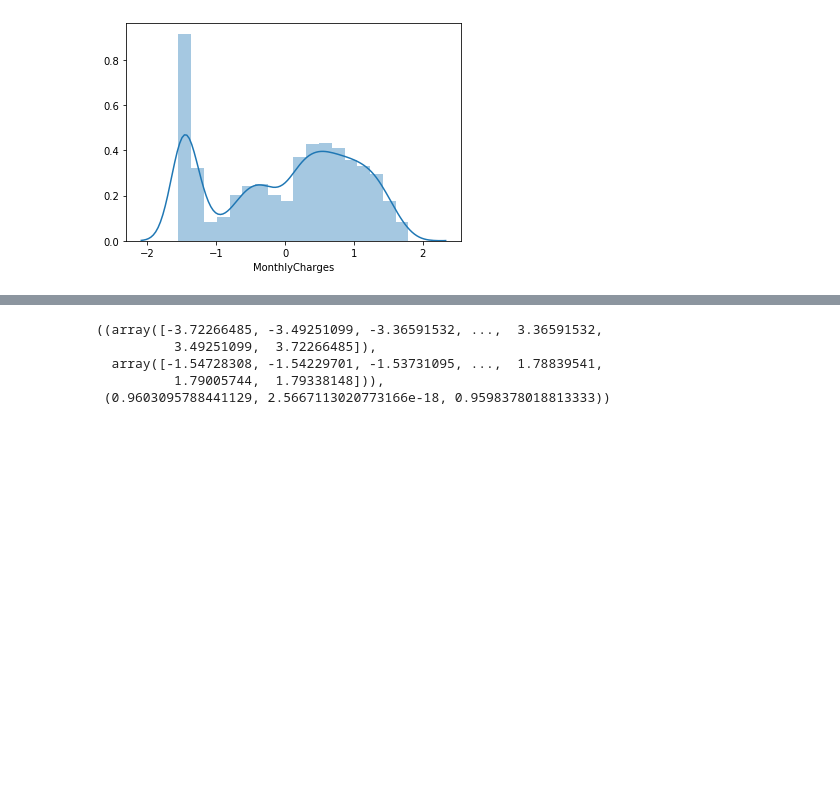
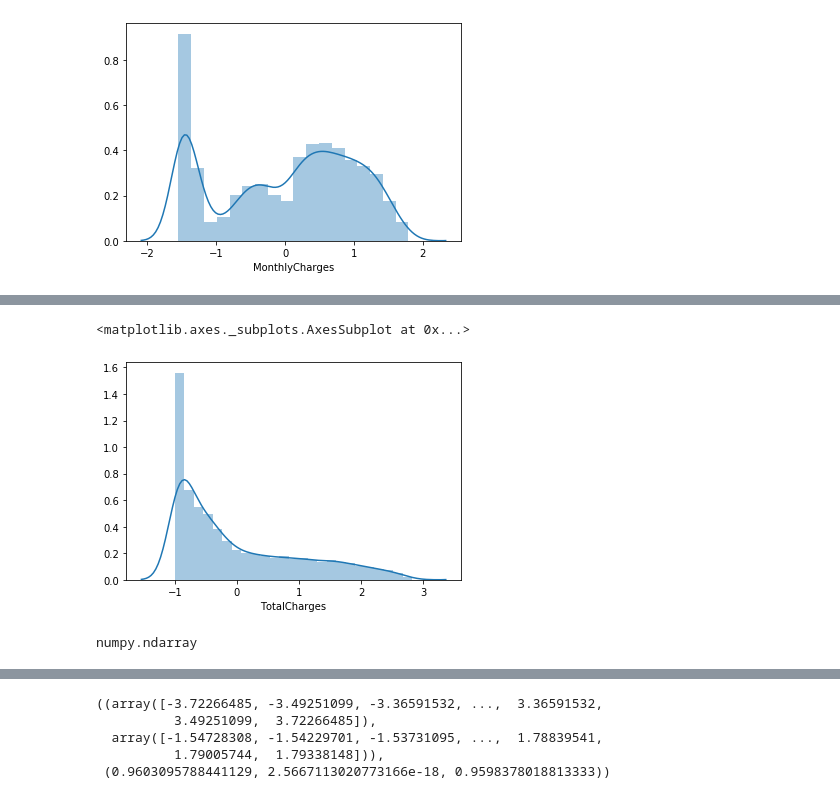
Before and after one commit to haythemmz/churn_prediction, a Jupyter notebook: EDA.ipynb, the cells around one changed output, grey strips where cells are left out. Cells and saved outputs as stored; diff of their text form; code cells hidden in the pictures; blank space fills up the shorter version.

```diff
--- a/EDA.ipynb
+++ b/EDA.ipynb
@@ -385,0 +397,9 @@ sns.distplot(df_num['MonthlyCharges'])
+# %%
+sns.distplot(df_num['TotalCharges'])
+# %% [output]
+<matplotlib.axes._subplots.AxesSubplot at 0x...>
+[figure, added]
+# %%
+type(num)
+# %% [output]
+numpy.ndarray
```
Also changed, not shown: parts of 37 cells of this notebook.
